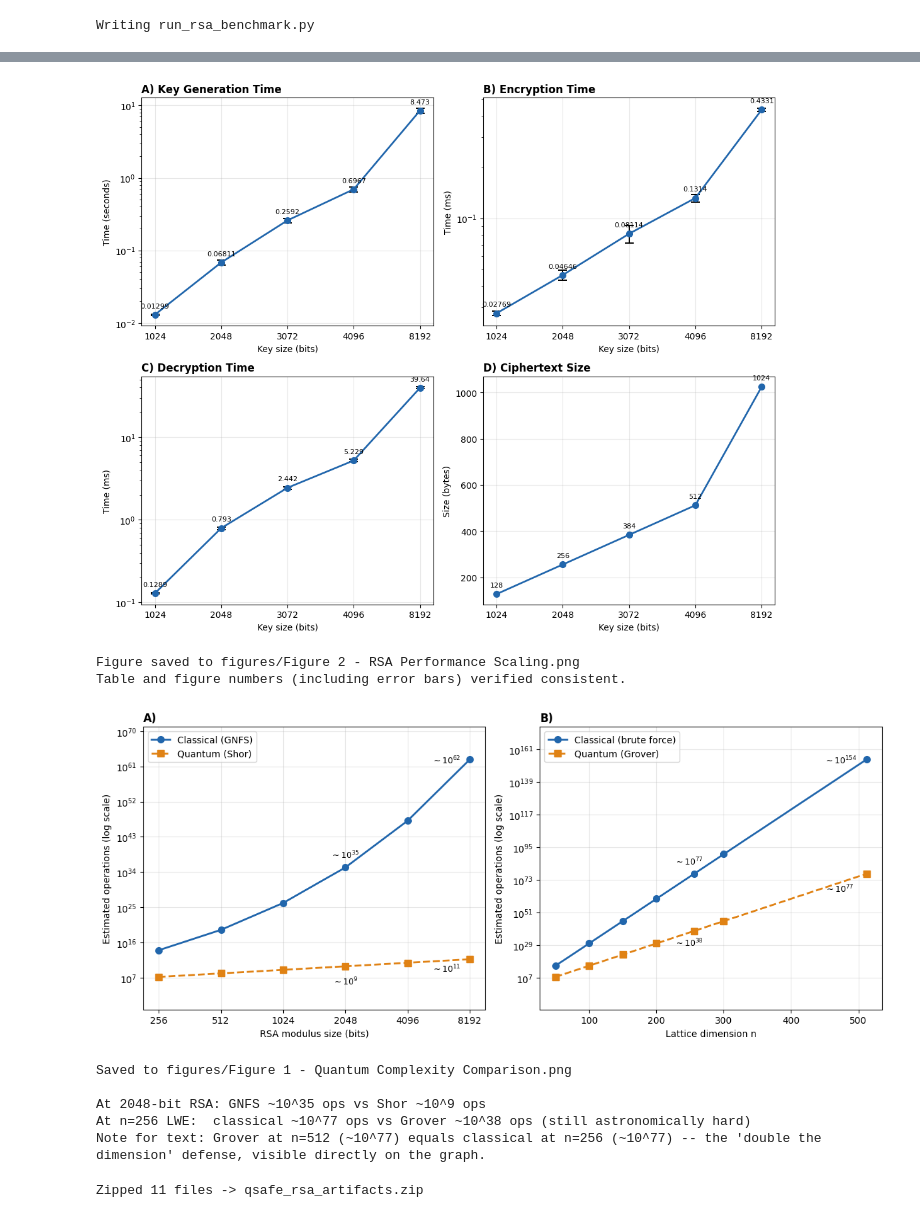
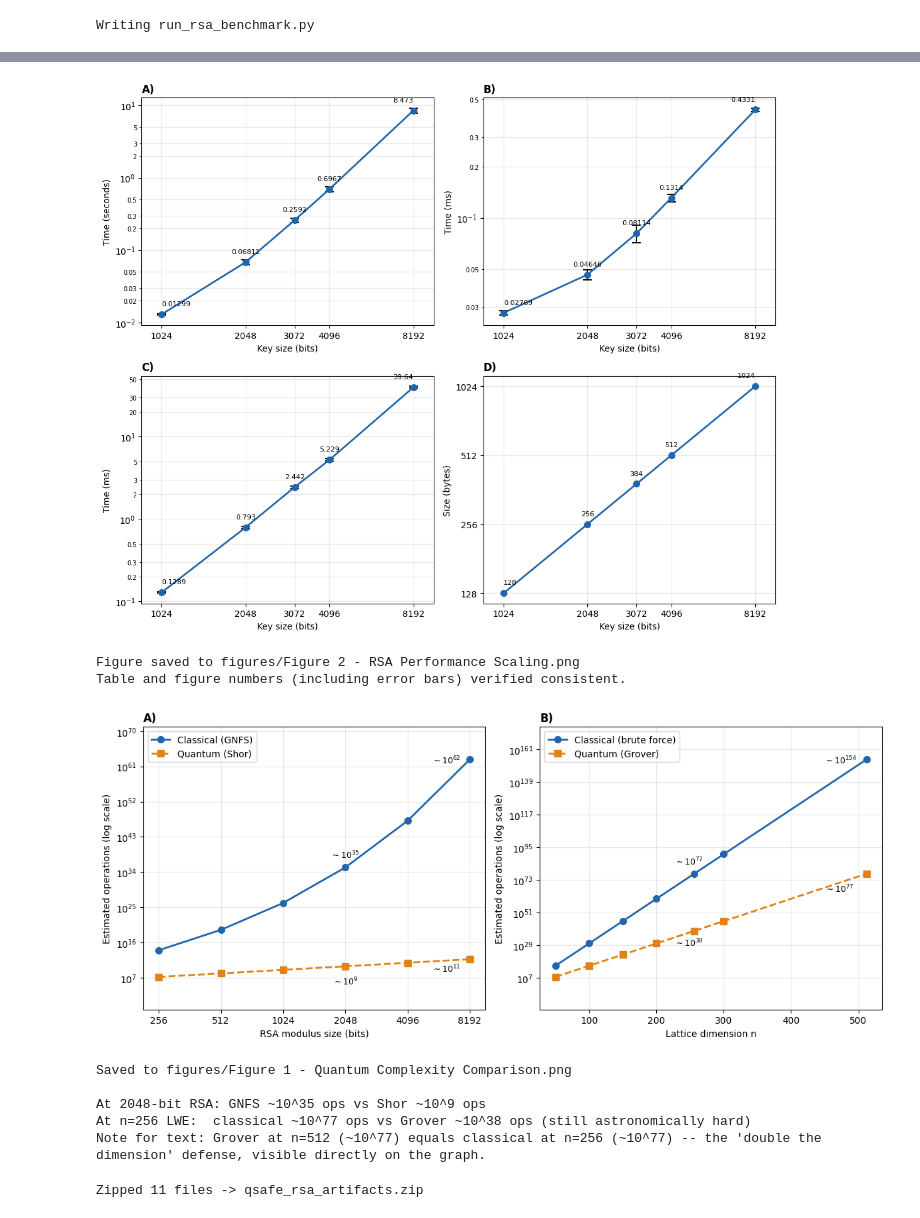
Before and after one commit to nikhi-s/QSafe-Lattice, a Jupyter notebook: RSA_Kyber_Benchmarking_Aug2026.ipynb, the cells around one changed output, grey strips where cells are left out. Cells and saved outputs as stored; diff of their text form; code cells hidden in the pictures.

```diff
--- a/RSA_Kyber_Benchmarking_Aug2026.ipynb
+++ b/RSA_Kyber_Benchmarking_Aug2026.ipynb
@@ -315,6 +315,7 @@ import time
 import numpy as np
 import pandas as pd
 import matplotlib.pyplot as plt
+import matplotlib.ticker as mticker
 
 from rsa_implementation import (
     generate_rsa_key_pair,
@@ -635,7 +636,7 @@ def plot_rsa_summary(df, key_sizes, message_size=16, stat="median",
         ("A", "key_gen_time_s", "Key Generation Time", "Time (seconds)", True),
         ("B", "encryption_time_ms", "Encryption Time", "Time (ms)", True),
         ("C", "decryption_time_ms", "Decryption Time", "Time (ms)", True),
-        ("D", "ciphertext_size_bytes", "Ciphertext Size", "Size (bytes)", False),
+        ("D", "ciphertext_size_bytes", "Ciphertext Size", "Size (bytes)", True),
     ]
 
     fig, axes = plt.subplots(2, 2, figsize=(11, 9))
@@ -643,23 +644,47 @@ def plot_rsa_summary(df, key_sizes, message_size=16, stat="median",
     color = "#2166AC"
 
     for ax, (label, col, title, ylabel, log_scale) in zip(axes, panels):
-        x = summary.index.astype(str)
+        x = summary.index.to_numpy(dtype=float)
         y = summary[col]
         err_col = f"{col}_err"
         yerr = summary[err_col] if (show_error_bars and err_col in summary.columns) else None
 
         ax.errorbar(x, y, yerr=yerr, marker="o", color=color, linewidth=2, markersize=7,
                     capsize=5, elinewidth=1.4, capthick=1.4, ecolor="black")
-        for xi, yi in zip(x, y):
+
+        # First/last labels are pulled inward so they clear the axes frame.
+        n_pts = len(x)
+        for i, (xi, yi) in enumerate(zip(x, y)):
             if pd.notna(yi):
-                ax.annotate(f"{yi:.4g}", (xi, yi), xytext=(0, 8),
-                            textcoords="offset points", ha="center", fontsize=8)
+                ha = "left" if i == 0 else ("right" if i == n_pts - 1 else "center")
+                ax.annotate(f"{yi:.4g}", (xi, yi), xytext=(0, 10),
+                            textcoords="offset points", ha=ha, fontsize=8)
+
         ax.set_xlabel("Key size (bits)")
+        ax.set_xscale("log", base=2)
+        ax.set_xticks(list(summary.index))
+        ax.set_xticklabels([str(k) for k in summary.index])
+        ax.xaxis.set_minor_locator(mticker.NullLocator())
+
         ax.set_ylabel(ylabel)
-        ax.set_title(f"{label}) {title}", loc="left", fontweight="bold")
-        if log_scale:
-            ax.set_yscale("log")
-        ax.grid(True, alpha=0.3)
+        ax.set_title(f"{label})", loc="left", fontweight="bold")
+        ax.set_yscale("log")
+
+        if col == "ciphertext_size_bytes":
+            # Exact powers of two -- label them directly, no decade ticks.
+            ax.yaxis.set_major_locator(mticker.FixedLocator([128, 256, 512, 1024]))
+            ax.yaxis.set_minor_locator(mticker.NullLocator())
+            ax.yaxis.set_major_formatter(mticker.ScalarFormatter())
+        else:
+            # Timing panels span less than two decades, so decade ticks alone
+            # leave the axis nearly unlabelled (panel B had exactly one).
+            ax.yaxis.set_minor_locator(
+                mticker.LogLocator(base=10.0, subs=(2.0, 3.0, 5.0), numticks=12))
+            ax.yaxis.set_minor_formatter(mticker.FormatStrFormatter("%g"))
+            ax.tick_params(axis="y", which="minor", labelsize=7)
+
+        ax.margins(x=0.08)
+        ax.grid(True, which="both", alpha=0.3)
 
     # NOTE: no fig.suptitle() here -- JEI prohibits on-graph titles;
     # the descriptive title belongs in the figure caption (see docstring).
@@ -1138,7 +1163,7 @@ from generate_rsa_table_and_figure import generate_table_and_figure
 from plot_complexity_figure import plot_complexity_figure
 
 #df = main(reuse_csv=True)                 # benchmark (or reuse) + verify
-df = main()
+#df = main()
 generate_table_and_figure("rsa_benchmark_results.csv")   # Table 1 + Figure 2
 plot_complexity_figure("figures/Figure 1 - Quantum Complexity Comparison.png")                                  # Figure 1
 # %% [output]
@@ -1162,4 +1190,4 @@ Pre-flight config checks passed.
-[figure, old version]
+[figure, new version]
 Figure saved to figures/Figure 2 - RSA Performance Scaling.png
 Table and figure numbers (including error bars) verified consistent.
 [figure]
```
Also changed, not shown: parts of 1 cell of this notebook, 1 other file.
